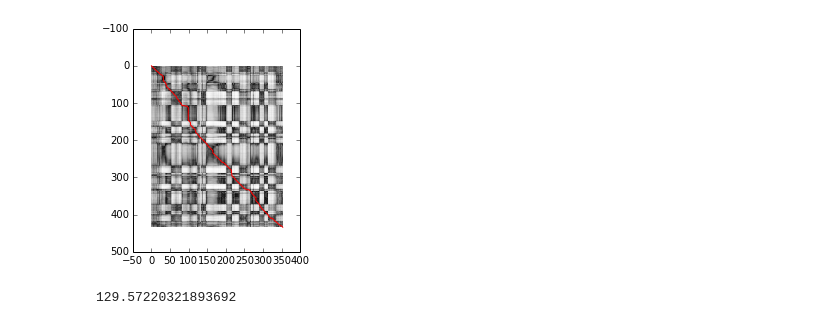
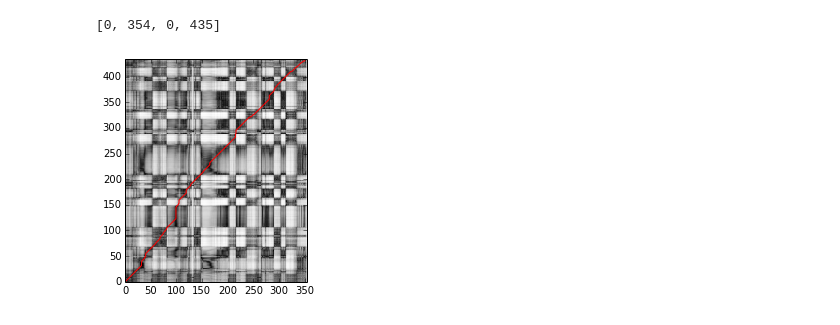
Before and after one commit to dpwe/dp_python, a Jupyter notebook: dp.ipynb, the cells around one changed output. Saved outputs shown, nothing was run; the diff lists cells and outputs as text; code cells hidden in the pictures.

```diff
--- a/dp.ipynb
+++ b/dp.ipynb
@@ -98,3 +40,5 @@ librosa.display.specshow(20*np.log10(np.abs(D1)), sr=sr, hop_length=128)
 # %%
 # Cosine similarity matrix (slow one-liner)
-SM = np.array([[np.sum(a*b)/np.sqrt(np.sum(a**2)*np.sum(b**2)) for b in np.abs(D2.T)] for a in np.abs(D1.T)])
+# Each cell SM[i,j] is the cosine similarity between D1[:,i] and D2[:,j]
+# i.e. the inner product of the two unit-normalized feature vectors
+SM = np.array([[np.sum(a*b)/np.sqrt(np.sum(a**2)*np.sum(b**2)) for b in D2.T] for a in D1.T])
@@ -108,12 +45,18 @@ p, q, C, phi = dpcore.dp(1-SM)
-# %%
-plt.imshow(SM, interpolation='none', cmap='binary')
-plt.hold(True)
-plt.plot(q,p,'-r')
-plt.hold(False)
-plt.show()
-# %% [output]
-[figure, removed]
-# %%
-C[-1,-1]
-# %% [output]
-129.57220321893692
+# %%
+# Find the minimum-cost path.  We use 1-SM so that cosine similarity == 1 -> cost = 0
+# penalty is the additional cost incurred by non-diagonal steps (promotes diagonality)
+localcost = np.array(1.0-SM, order='C', dtype=float)
+p, q, C, phi = dpcore.dp(localcost, penalty=0.1)
+# p and q are vectors giving the row and column indices along the best path
+# C returns the full minimum-cost matrix, and phi is the full traceback matrix
+# %%
+# Plot the best path on top of local similarity matrix
+fig, ax = plt.subplots()
+ax.imshow(SM, interpolation='none', cmap='binary')
+ax.hold(True)
+ax.plot(q,p,'-r')
+ax.hold(False)
+ax.axis([0, np.size(D2, axis=1), 0, np.size(D1, axis=1)])
+# %% [output]
+[0, 354, 0, 435]
+[figure, added]
```
Also changed, not shown: parts of 20 cells of this notebook.
